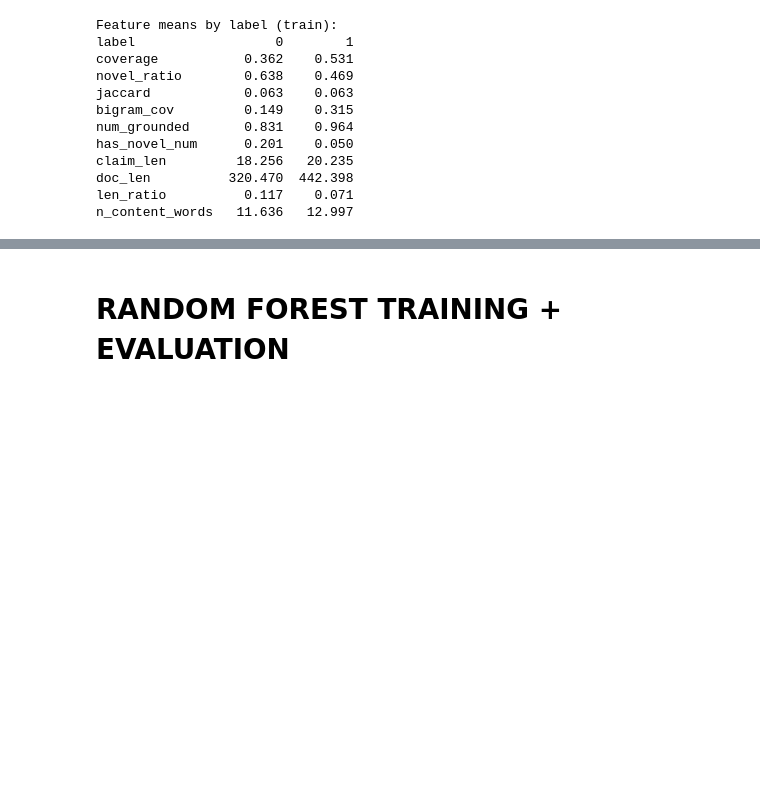
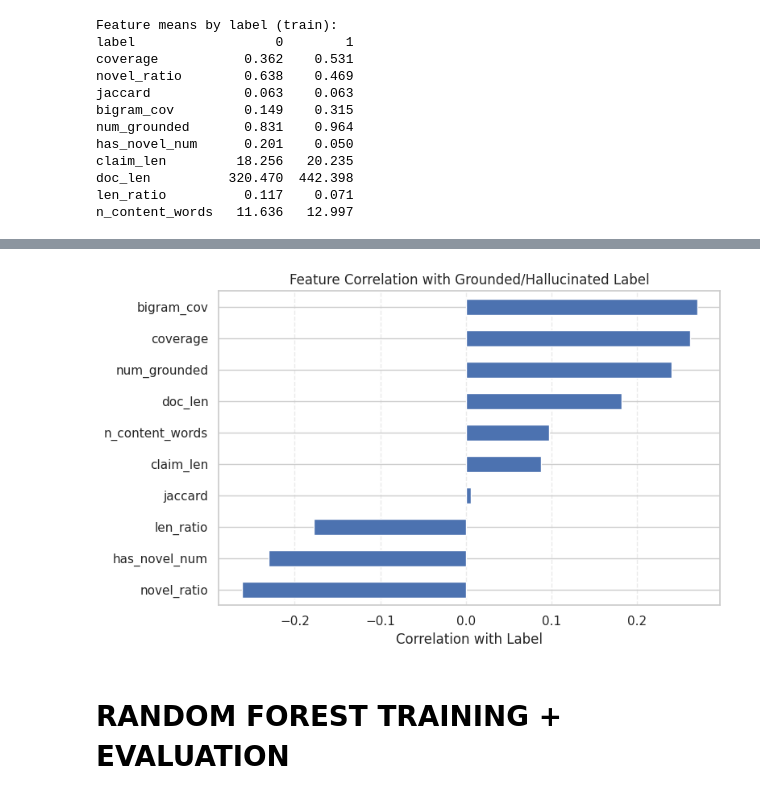
Before and after one commit to lexinejazly-asuncion/Hallucination_Detection, a Jupyter notebook: Hallucination_Detection.ipynb, the cells around one changed output, grey strips where cells are left out. Drawn from its saved outputs; the diff is of its cells as text; code cells hidden in the pictures; blank space fills up the shorter version.

```diff
--- a/Hallucination_Detection.ipynb
+++ b/Hallucination_Detection.ipynb
@@ -440,3 +495,28 @@ n_content_words   11.636   12.997
+# %%
+# Feature Correlation with labels (shows which features correlate more with hallucinations)
+corr_with_label = (
+    train_df[NUMERIC_FEATS + ["label"]]
+    .corr()["label"]
+    .drop("label")
+    .sort_values()
+)
+
+plt.figure(figsize=(8, 5))
+
+corr_with_label.plot(
+    kind="barh",
+    color="#4C72B0"
+)
+
+plt.xlabel("Correlation with Label")
+plt.title("Feature Correlation with Grounded/Hallucinated Label")
+
+plt.grid(axis="x", linestyle="--", alpha=0.4)
+
+plt.tight_layout()
+plt.show()
+# %% [output]
+[figure, added]
 # %% [markdown]
 # RANDOM FOREST TRAINING + EVALUATION
 # %%
```
Also changed, not shown: parts of 5 cells of this notebook.
